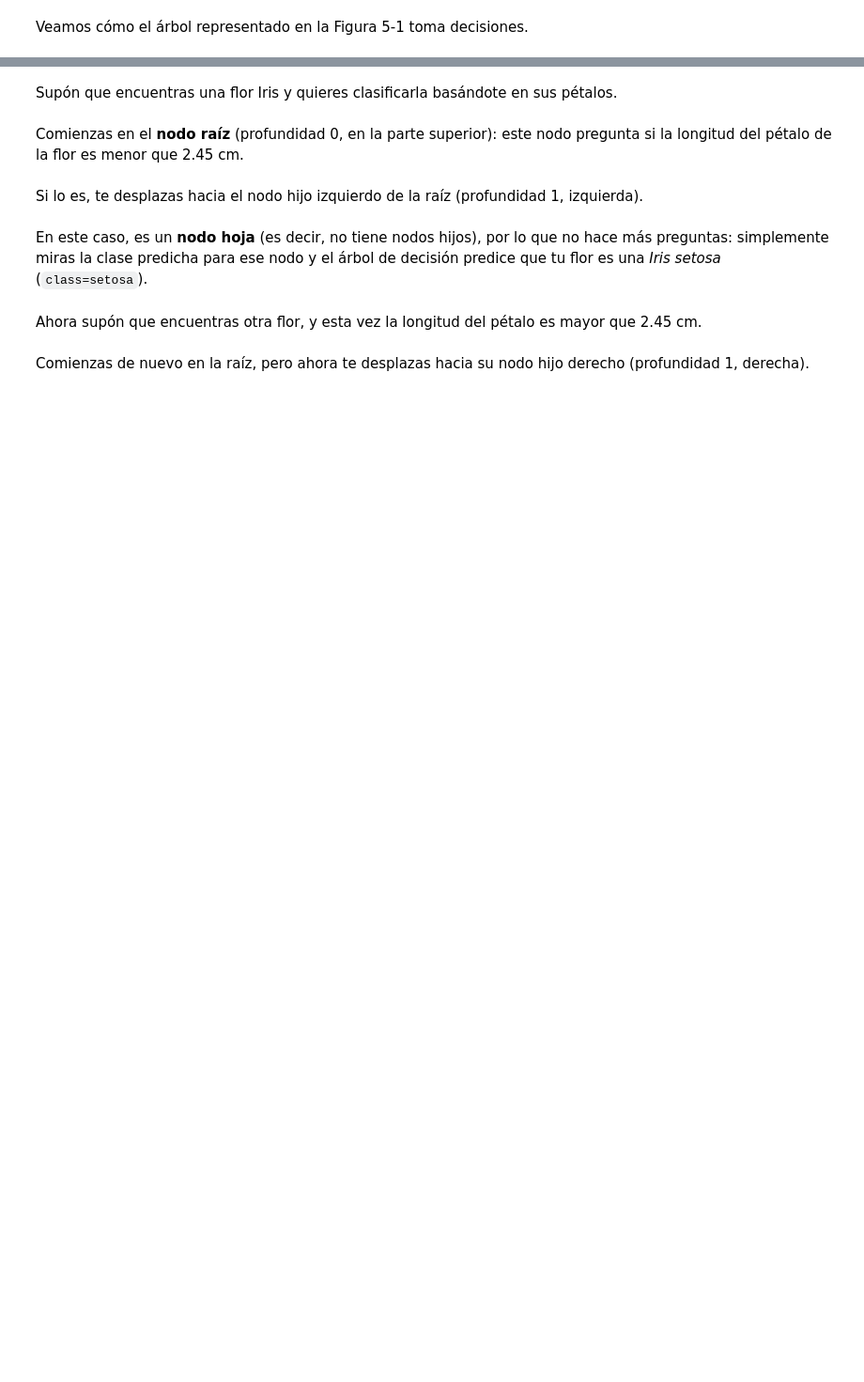
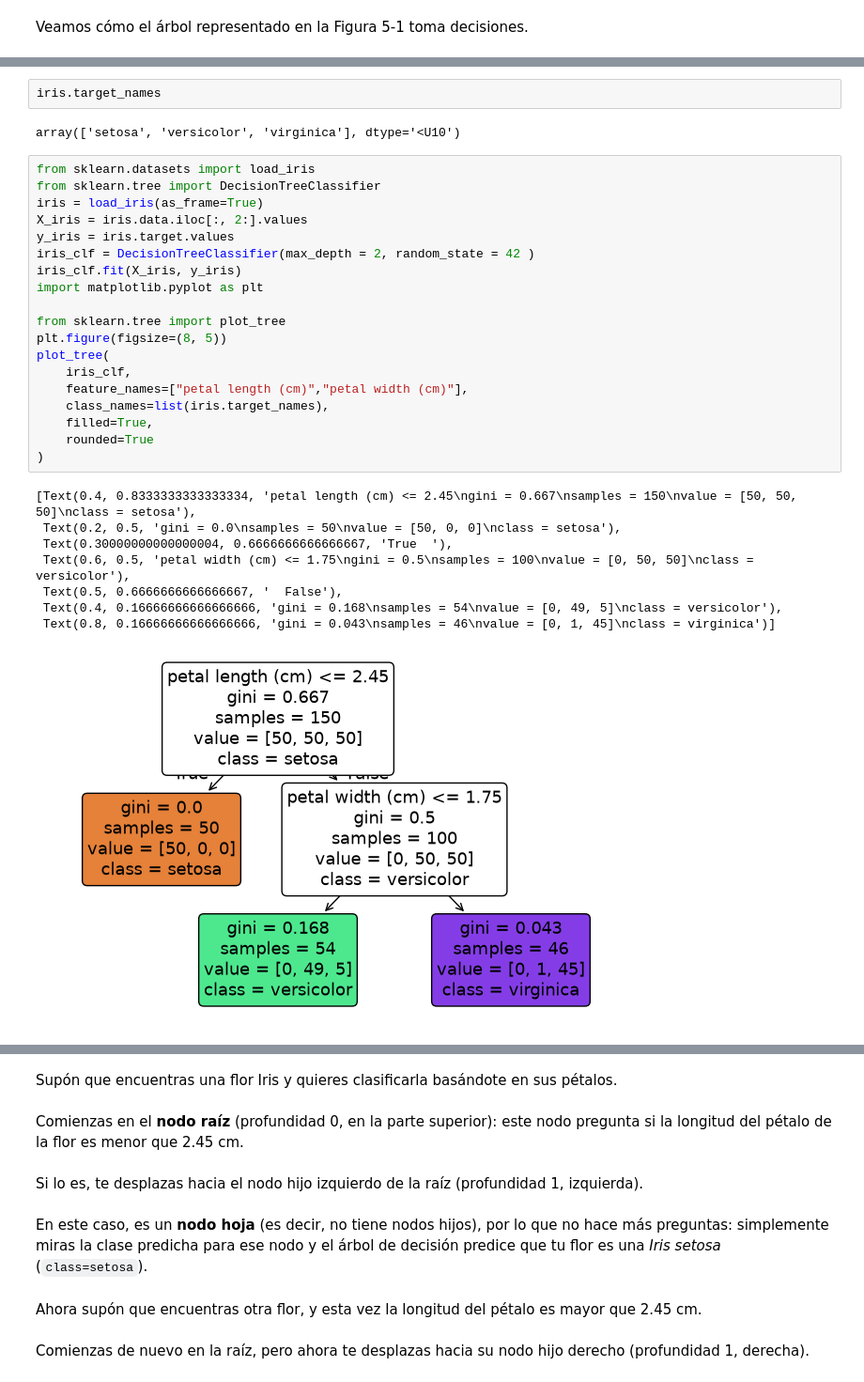
Before and after one commit to marco-canas/machine_learning_idalina, a Jupyter notebook: 1_arbol_de_decision/1_scripts/decision_tree_2.ipynb, the cells around one changed output, grey strips where cells are left out. Shown at 94% size. Saved outputs shown, nothing was run; the diff lists cells and outputs as text; blank space fills up the shorter version.

```diff
--- a/1_arbol_de_decision/1_scripts/decision_tree_2.ipynb
+++ b/1_arbol_de_decision/1_scripts/decision_tree_2.ipynb
@@ -8,0 +16,32 @@ Veamos cómo el árbol representado en la Figura 5-1 toma decisiones.
+# %%
+iris.target_names
+# %% [output]
+array(['setosa', 'versicolor', 'virginica'], dtype='<U10')
+# %%
+from sklearn.datasets import load_iris
+from sklearn.tree import DecisionTreeClassifier
+iris = load_iris(as_frame=True)
+X_iris = iris.data.iloc[:, 2:].values
+y_iris = iris.target.values
+iris_clf = DecisionTreeClassifier(max_depth = 2, random_state = 42 )
+iris_clf.fit(X_iris, y_iris)
+import matplotlib.pyplot as plt
+
+from sklearn.tree import plot_tree
+plt.figure(figsize=(8, 5))
+plot_tree(
+    iris_clf,
+    feature_names=["petal length (cm)","petal width (cm)"],
+    class_names=list(iris.target_names),
+    filled=True,
+    rounded=True
+)
+# %% [output]
+[Text(0.4, 0.8333333333333334, 'petal length (cm) <= 2.45\ngini = 0.667\nsamples = 150\nvalue = [50, 50, 50]\nclass = setosa'),
+ Text(0.2, 0.5, 'gini = 0.0\nsamples = 50\nvalue = [50, 0, 0]\nclass = setosa'),
+ Text(0.30000000000000004, 0.6666666666666667, 'True  '),
+ Text(0.6, 0.5, 'petal width (cm) <= 1.75\ngini = 0.5\nsamples = 100\nvalue = [0, 50, 50]\nclass = versicolor'),
+ Text(0.5, 0.6666666666666667, '  False'),
+ Text(0.4, 0.16666666666666666, 'gini = 0.168\nsamples = 54\nvalue = [0, 49, 5]\nclass = versicolor'),
+ Text(0.8, 0.16666666666666666, 'gini = 0.043\nsamples = 46\nvalue = [0, 1, 45]\nclass = virginica')]
+[figure, added]
```
Also changed, not shown: parts of 4 cells of this notebook, 5 other files.
